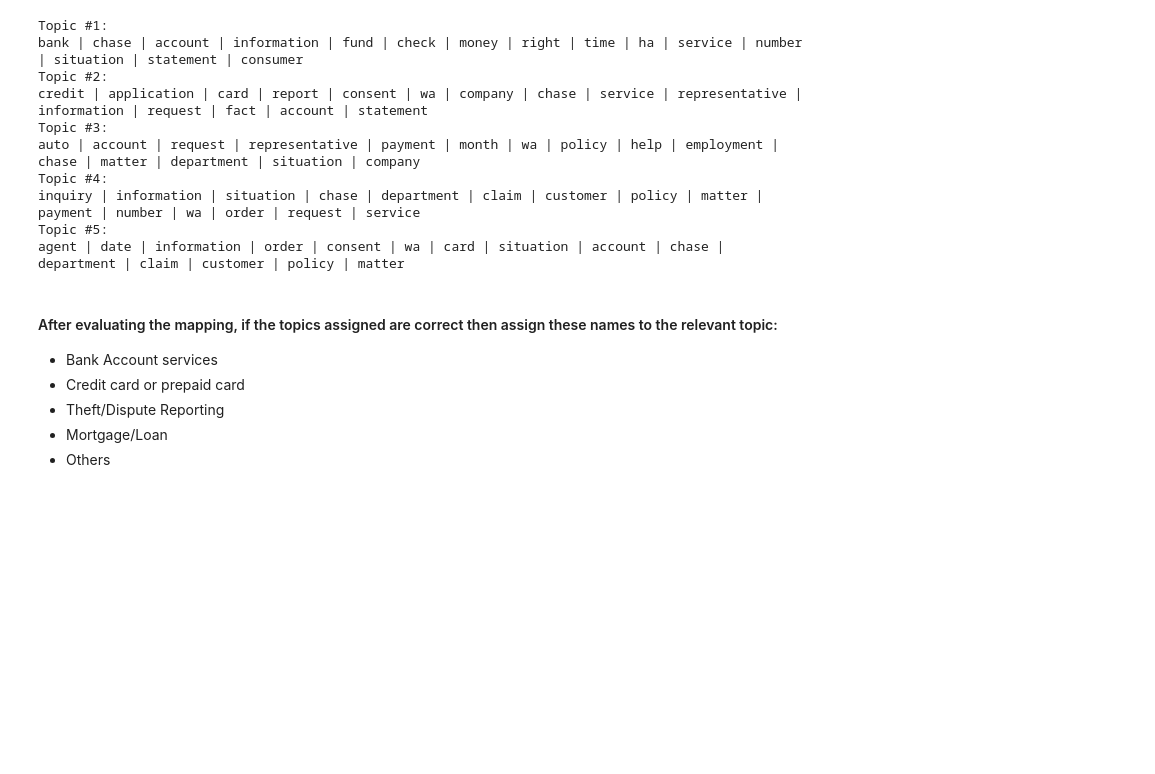
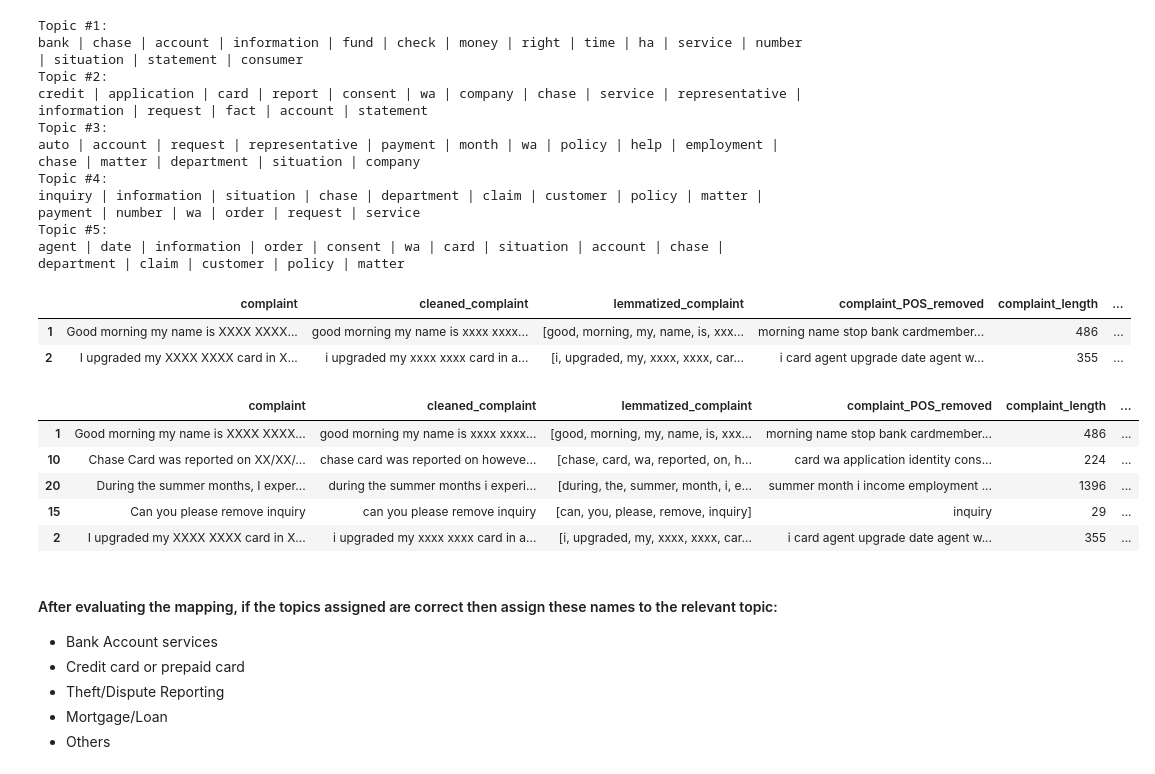
Before and after one commit to uvarajthulasiram/NLP-AutomaticTicketClassification, a Jupyter notebook: Automatic_Ticket_Classification_Assignment.ipynb, the cells around one changed output. Saved outputs shown, nothing was run; the diff lists cells and outputs as text; code cells hidden in the pictures; blank space fills up the shorter version.

Commit message:
Assigned topics and re-assigned for supervised model creation.

```diff
--- a/Automatic_Ticket_Classification_Assignment.ipynb
+++ b/Automatic_Ticket_Classification_Assignment.ipynb
@@ -475,16 +475,28 @@ Topic #5:
 agent | date | information | order | consent | wa | card | situation | account | chase | department | claim | customer | policy | matter
 # %%
 #Create the best topic for each complaint in terms of integer value 0,1,2,3 & 4
+topic_result = nmf_model.transform(dtm)
 # %%
 #Assign the best topic to each of the cmplaints in Topic Column
 
-df_clean['Topic'] = #write your code to assign topics to each rows.
+df_clean['topic'] = topic_result.argmax(axis=1) #write your code to assign topics to each rows.
 # %%
-df_clean.head()
+df_clean.head(2)
+# %% [output]
+|  | complaint | cleaned_complaint | lemmatized_complaint | complaint_POS_removed | complaint_length | ... |
+| 1 | Good morning my name is XXXX XXXX... | good morning my name is xxxx xxxx... | [good, morning, my, name, is, xxx... | morning name stop bank cardmember... | 486 | ... |
+| 2 | I upgraded my XXXX XXXX card in X... | i upgraded my xxxx xxxx card in a... | [i, upgraded, my, xxxx, xxxx, car... | i card agent upgrade date agent w... | 355 | ... |
 # %%
 #Print the first 5 Complaint for each of the Topics
-df_clean=df_clean.groupby('Topic').head(5)
-df_clean.sort_values('Topic')
+df_clean=df_clean.groupby('topic').head(1)
+df_clean.sort_values('topic')
+# %% [output]
+|  | complaint | cleaned_complaint | lemmatized_complaint | complaint_POS_removed | complaint_length | ... |
+| 1 | Good morning my name is XXXX XXXX... | good morning my name is xxxx xxxx... | [good, morning, my, name, is, xxx... | morning name stop bank cardmember... | 486 | ... |
+| 10 | Chase Card was reported on XX/XX/... | chase card was reported on howeve... | [chase, card, wa, reported, on, h... | card wa application identity cons... | 224 | ... |
+| 20 | During the summer months, I exper... | during the summer months i experi... | [during, the, summer, month, i, e... | summer month i income employment ... | 1396 | ... |
+| 15 | Can you please remove inquiry | can you please remove inquiry | [can, you, please, remove, inquiry] | inquiry | 29 | ... |
+| 2 | I upgraded my XXXX XXXX card in X... | i upgraded my xxxx xxxx card in a... | [i, upgraded, my, xxxx, xxxx, car... | i card agent upgrade date agent w... | 355 | ... |
 # %% [markdown]
 #### After evaluating the mapping, if the topics assigned are correct then assign these names to the relevant topic:
 * Bank Account services
```
Also changed, not shown: parts of 8 cells of this notebook.
